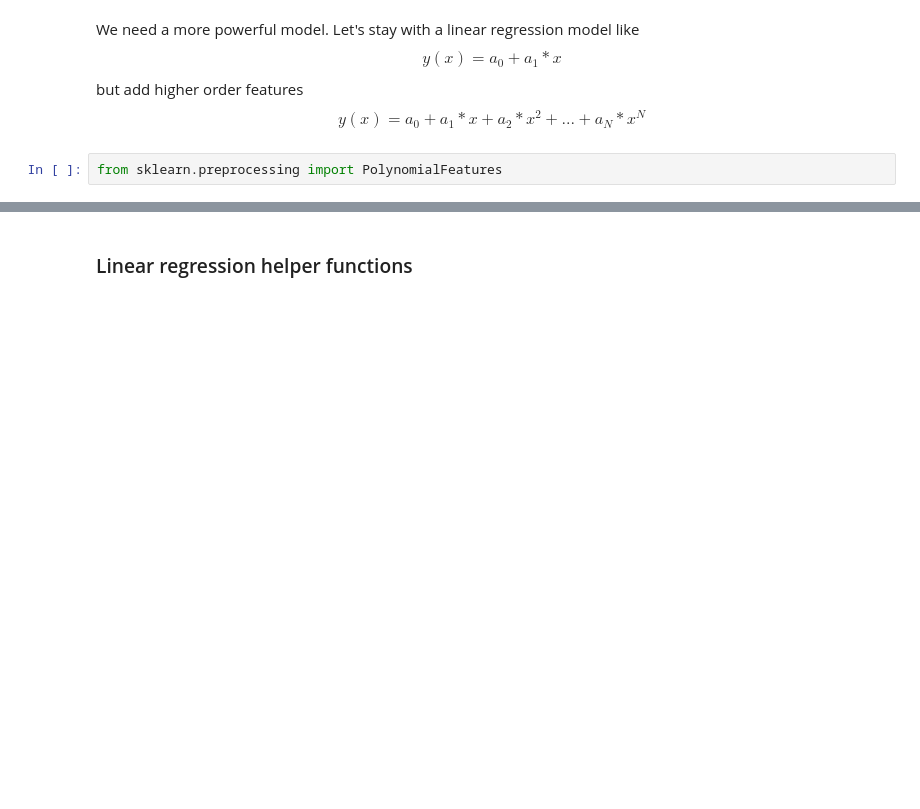
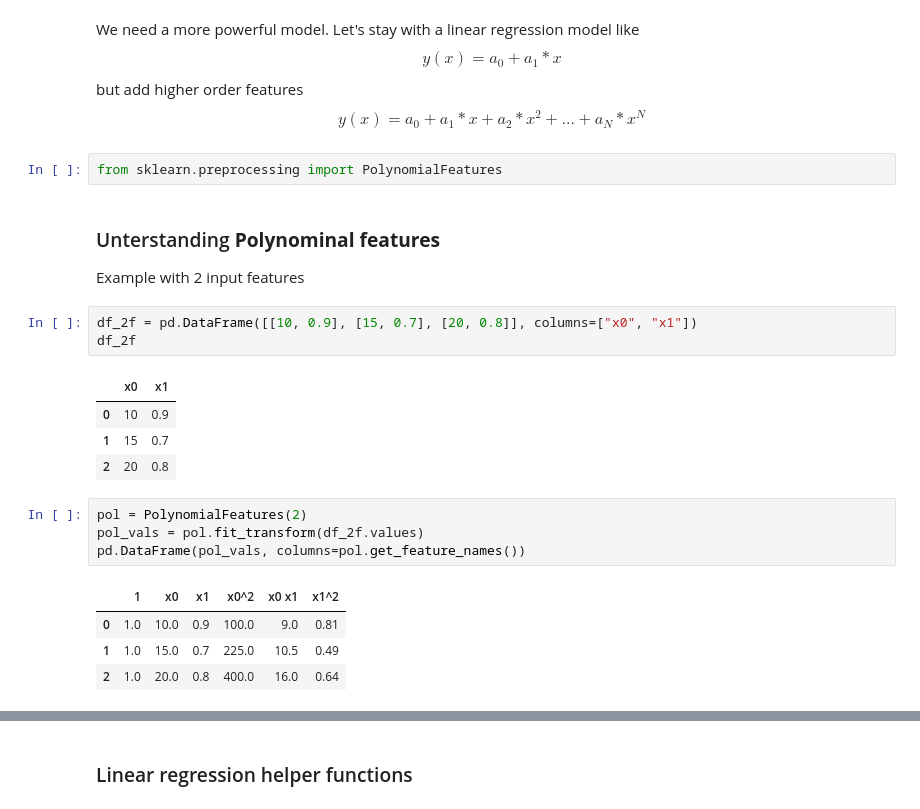
Before and after one commit to munich-ml/MLPy2020, a Jupyter notebook: 21_first_machine_lerning_models.ipynb, the cells around one changed output, grey strips where cells are left out. Cells and saved outputs as stored; diff of their text form; blank space fills up the shorter version.

```diff
--- a/21_first_machine_lerning_models.ipynb
+++ b/21_first_machine_lerning_models.ipynb
@@ -142,3 +179,24 @@ but add higher order features
 $$y(x)=a_0 + a_1* x+ a_2*x^2 + ... + a_N*x^N$$
 # %%
 from sklearn.preprocessing import PolynomialFeatures
+# %% [markdown]
+### Unterstanding **Polynominal features**
+
+Example with 2 input features
+# %%
+df_2f = pd.DataFrame([[10, 0.9], [15, 0.7], [20, 0.8]], columns=["x0", "x1"])
+df_2f
+# %% [output]
+|  | x0 | x1 |
+| 0 | 10 | 0.9 |
+| 1 | 15 | 0.7 |
+| 2 | 20 | 0.8 |
+# %%
+pol = PolynomialFeatures(2)
+pol_vals = pol.fit_transform(df_2f.values)
+pd.DataFrame(pol_vals, columns=pol.get_feature_names())
+# %% [output]
+|  | 1 | x0 | x1 | x0^2 | x0 x1 | x1^2 |
+| 0 | 1.0 | 10.0 | 0.9 | 100.0 | 9.0 | 0.81 |
+| 1 | 1.0 | 15.0 | 0.7 | 225.0 | 10.5 | 0.49 |
+| 2 | 1.0 | 20.0 | 0.8 | 400.0 | 16.0 | 0.64 |
```
Also changed, not shown: parts of 28 cells of this notebook.
